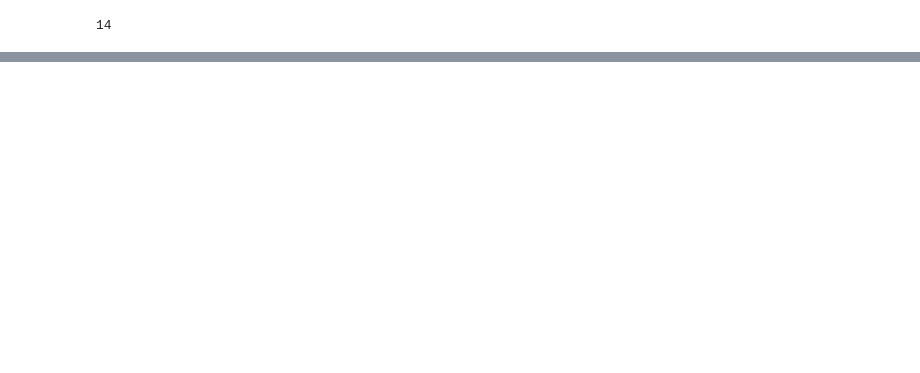
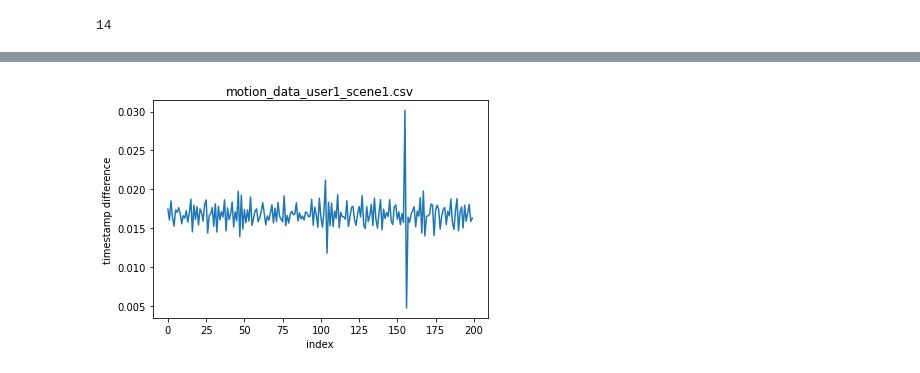
Before and after one commit to Kitsunetic/head-project, a Jupyter notebook: visualization.ipynb, the cells around one changed output, grey strips where cells are left out. Cells and saved outputs as stored; diff of their text form; code cells hidden in the pictures; blank space fills up the shorter version.

```diff
--- a/visualization.ipynb
+++ b/visualization.ipynb
@@ -119,0 +111,8 @@ plt.plot(np.array(t_diff) / 705600000)
+# %%
+plt.plot(np.array(t_diff)[6000:6200] / 705600000)
+plt.xlabel('index')
+plt.ylabel('timestamp difference')
+plt.title('motion_data_user1_scene1.csv')
+plt.show()
+# %% [output]
+[figure, added]
```
Also changed, not shown: parts of 10 cells of this notebook, 9 other files.
